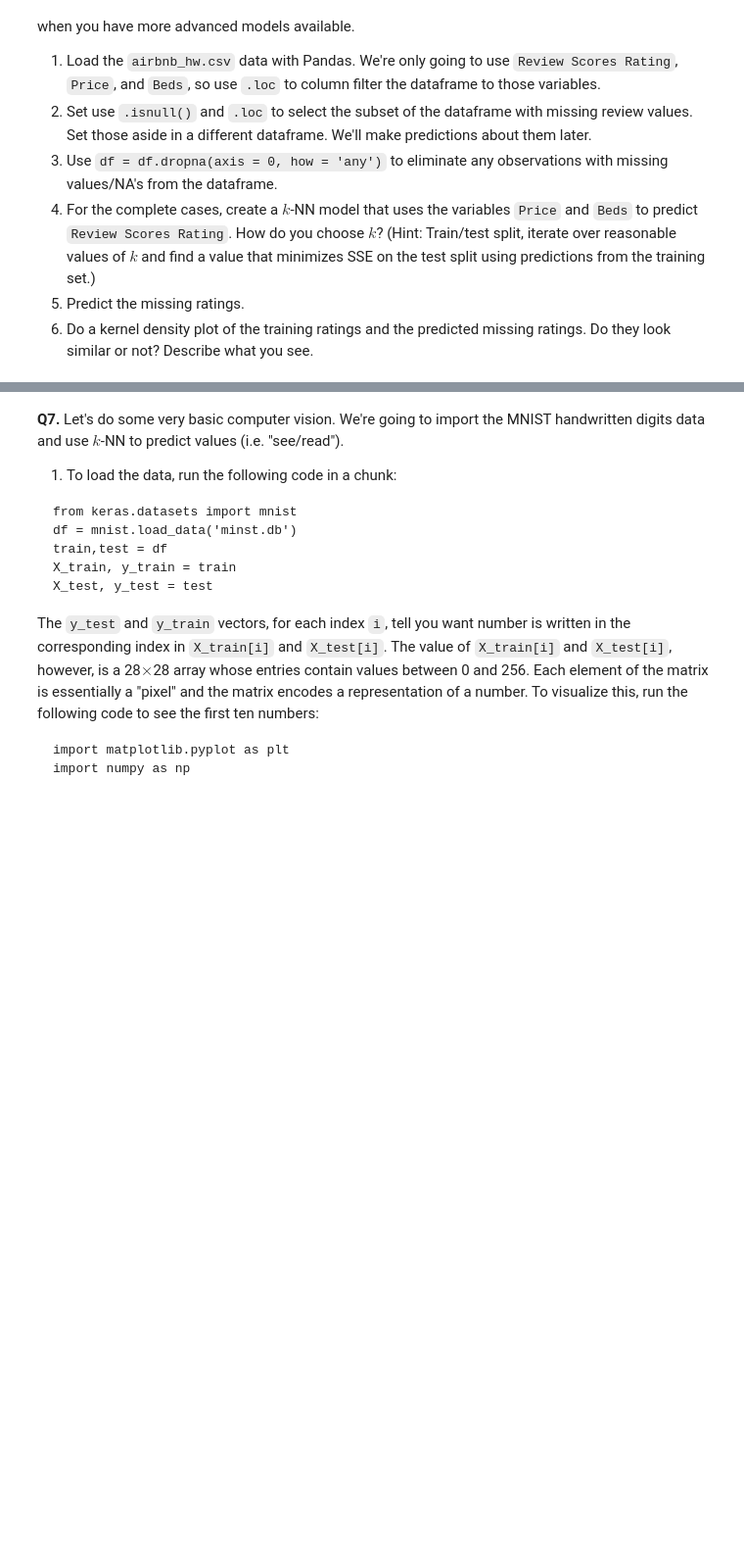
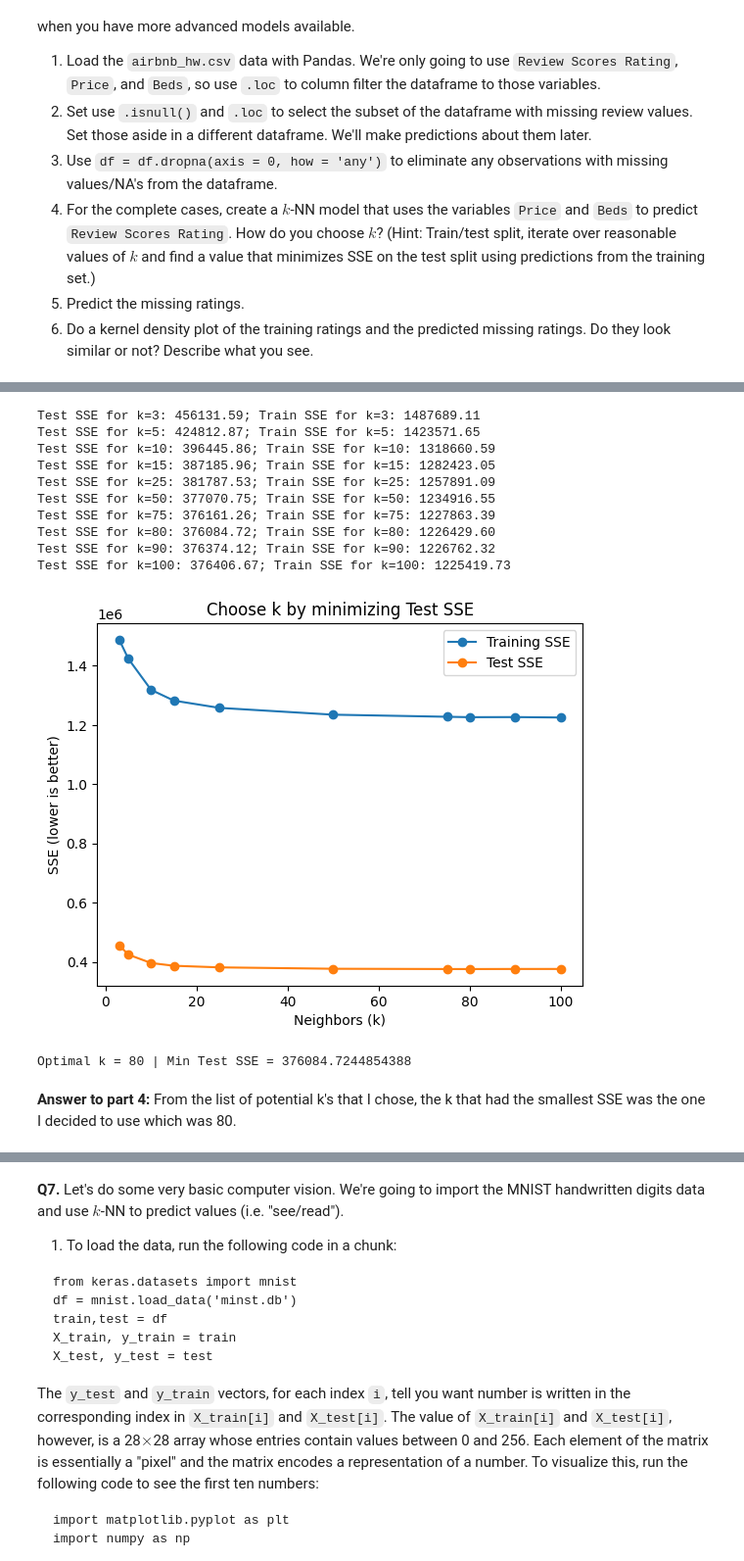
Before and after one commit to Alish-12/undergrad_ml_assignments, a Jupyter notebook: 02_assignment_knn.ipynb, the cells around one changed output, grey strips where cells are left out. Shown at 98% size. Saved outputs shown, nothing was run; the diff lists cells and outputs as text; code cells hidden in the pictures; blank space fills up the shorter version.

```diff
--- a/02_assignment_knn.ipynb
+++ b/02_assignment_knn.ipynb
@@ -230,0 +261,74 @@ There are 30,478 observations, but only 22,155 ratings. We're going to build a k
+# %%
+X = df_complete[["Price", "Beds"]].to_numpy(dtype=float)
+y = df_complete["Review Scores Rating"].to_numpy(dtype=float)
+
+rng = np.random.default_rng(42)
+n = X.shape[0]
+idx = np.arange(n)
+rng.shuffle(idx)
+
+n_test = int(round(0.2 * n))
+test_idx = idx[:n_test]
+train_idx = idx[n_test:]
+
+X_train, X_test = X[train_idx], X[test_idx]
+y_train, y_test = y[train_idx], y[test_idx]
+
+def knn_predict(X_train, y_train, X_query, k):
+    eps = 1e-9
+    preds = np.empty(X_query.shape[0], dtype=float)
+    for i in range(X_query.shape[0]):
+        dists = np.sqrt(np.sum((X_train - X_query[i])**2, axis=1))
+        nn_idx = np.argpartition(dists, k-1)[:k]
+        nn_d = dists[nn_idx]
+        nn_y = y_train[nn_idx]
+        w = 1.0 / (nn_d + eps)
+        preds[i] = np.sum(w * nn_y) / np.sum(w)
+    return preds
+
+k_grid = [3, 5, 10, 15, 25, 50, 75, 80, 90, 100]
+test_sse = []
+train_sse = []
+
+for k in k_grid:
+    yhat_test = knn_predict(X_train, y_train, X_test, k)
+    yhat_train = knn_predict(X_train, y_train, X_train, k)
+
+    sse_test = np.sum((y_test - yhat_test)**2)
+    sse_train = np.sum((y_train - yhat_train)**2)
+
+    print(f"Test SSE for k={k}: {sse_test:.2f}; Train SSE for k={k}: {sse_train:.2f}")
+
+    test_sse.append(sse_test)
+    train_sse.append(sse_train)
+
+test_sse = np.array(test_sse)
+train_sse = np.array(train_sse)
+
+plt.figure()
+plt.plot(k_grid, train_sse, marker="o", label="Training SSE")
+plt.plot(k_grid, test_sse, marker="o", label="Test SSE")
+plt.xlabel("Neighbors (k)")
+plt.ylabel("SSE (lower is better)")
+plt.title("Choose k by minimizing Test SSE")
+plt.legend()
+plt.show()
+
+optimal_idx = int(np.argmin(test_sse))
+k_optimal = k_grid[optimal_idx]
+print("Optimal k =", k_optimal, "| Min Test SSE =", test_sse[optimal_idx])
+# %% [output]
+Test SSE for k=3: 456131.59; Train SSE for k=3: 1487689.11
+Test SSE for k=5: 424812.87; Train SSE for k=5: 1423571.65
+Test SSE for k=10: 396445.86; Train SSE for k=10: 1318660.59
+Test SSE for k=15: 387185.96; Train SSE for k=15: 1282423.05
+Test SSE for k=25: 381787.53; Train SSE for k=25: 1257891.09
+Test SSE for k=50: 377070.75; Train SSE for k=50: 1234916.55
+Test SSE for k=75: 376161.26; Train SSE for k=75: 1227863.39
+Test SSE for k=80: 376084.72; Train SSE for k=80: 1226429.60
+Test SSE for k=90: 376374.12; Train SSE for k=90: 1226762.32
+Test SSE for k=100: 376406.67; Train SSE for k=100: 1225419.73
+[figure, added]
+Optimal k = 80 | Min Test SSE = 376084.7244854388
+# %% [markdown]
+**Answer to part 4:** From the list of potential k's that I chose, the k that had the smallest SSE was the one I decided to use which was 80.
```
Also changed, not shown: parts of 4 cells of this notebook.
